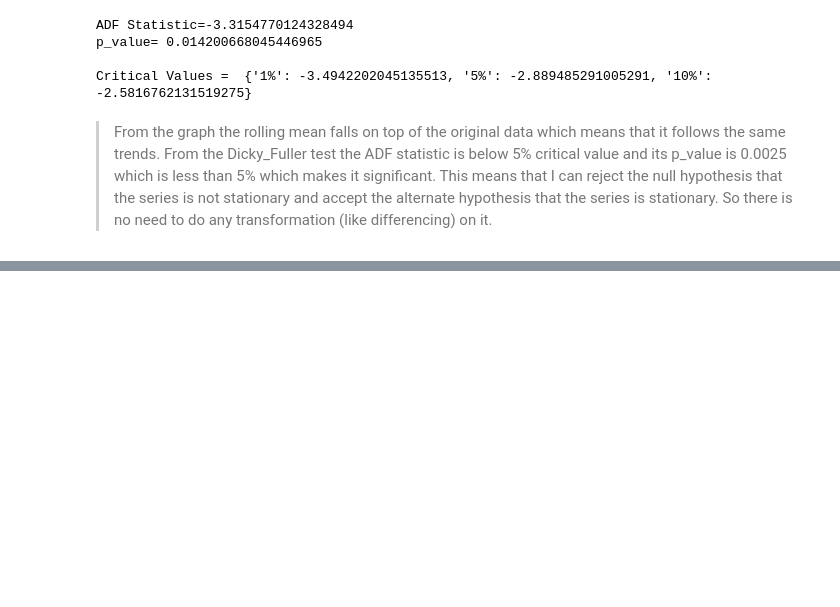
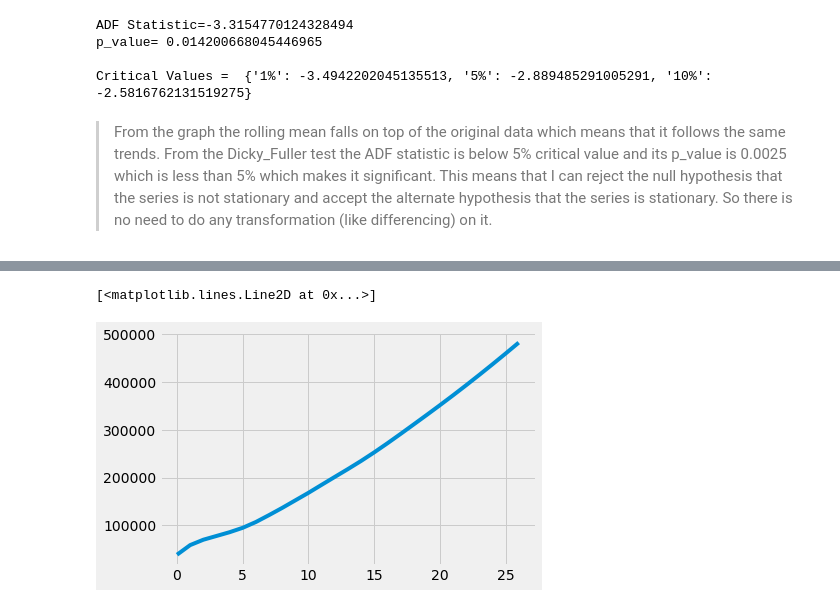
Before and after one commit to rime11/springboard, a Jupyter notebook: capstone_3/data modeling/data_modeling.ipynb, the cells around one changed output, grey strips where cells are left out. Drawn from its saved outputs; the diff is of its cells as text; code cells hidden in the pictures; blank space fills up the shorter version.

Commit message:
fixed arima model

```diff
--- a/capstone_3/data modeling/data_modeling.ipynb
+++ b/capstone_3/data modeling/data_modeling.ipynb
@@ -1008,0 +915,10 @@ Name: 2009-12-13 00:00:00, dtype: float64
+# %%
+#Run ARIMA with the new optimized values
+model = ARIMA(train, order=(10,2,0))
+model_fit = model.fit()
+fc,se, conf_int = model_fit.forecast(steps=len(test))
+print('RMSE',np.sqrt(mean_squared_error(test,fc)))
+
+forecast = pd.Series(fc, index = df_sales_m.index[size:])
+lower_val = pd.Series(conf_int[:,0], index = df_sales_m.index[size:])
+upper_val = pd.Series(conf_int[:,1], index = df_sales_m.index[size:])
@@ -1008,0 +939,5 @@ Name: 2009-12-13 00:00:00, dtype: float64
+# %%
+plt.plot(se)
+# %% [output]
+[<matplotlib.lines.Line2D at 0x...>]
+[figure, added]
```
Also changed, not shown: parts of 78 cells of this notebook.
